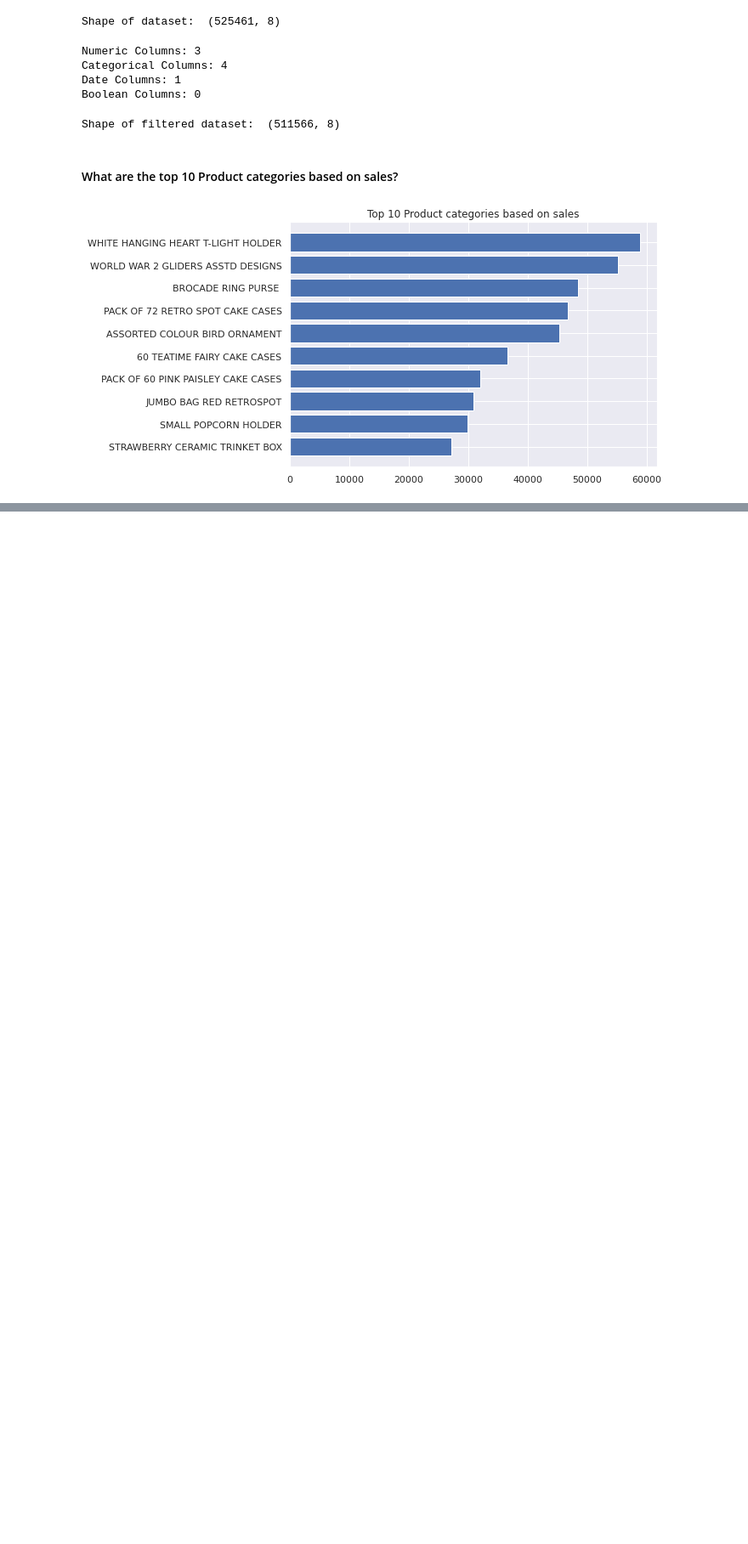
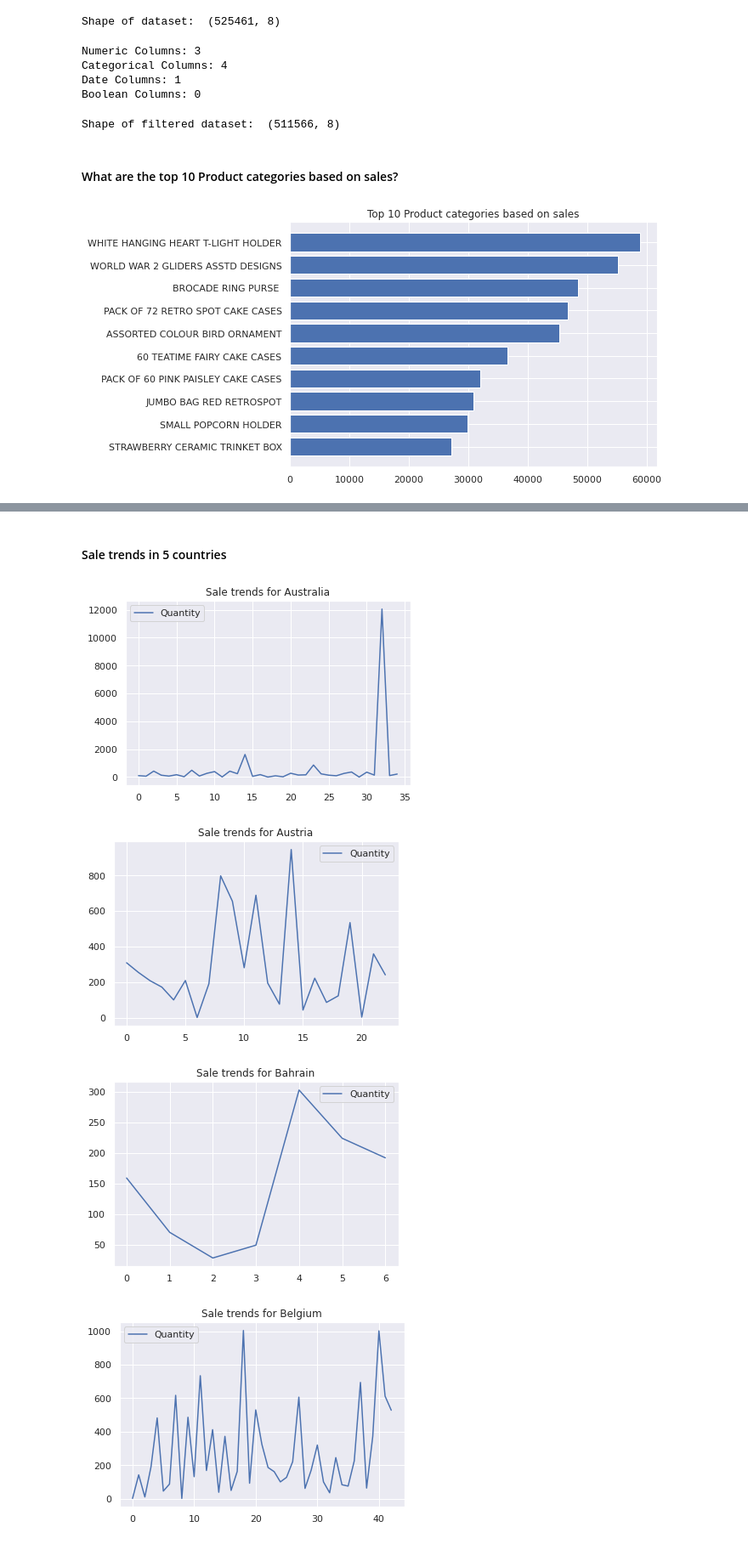
Before and after one commit to alokg1019/DataMining_Team1, a Jupyter notebook: EDA_Retail .ipynb, the cells around one changed output, grey strips where cells are left out. Shown: that part at 85% size. Saved outputs shown, nothing was run; the diff lists cells and outputs as text; code cells hidden in the pictures; blank space fills up the shorter version.

```diff
--- a/EDA_Retail .ipynb
+++ b/EDA_Retail .ipynb
@@ -100,0 +124,8 @@ plt.show()
+# %%
+for i in country_count.Country.unique():
+    temp = country_count[country_count.Country == i]
+    prod = temp.Description[temp.Count == np.max(temp.Count)].values[0]
+    count = np.max(temp.Count)
+    revenue = np.round((np.sum(filtered_retaildata.Revenue[(filtered_retaildata.Description == prod) & (filtered_retaildata.Country == i)])),2)
+    print ("Product with highest sales in {} is {} \n The sales count (in units) is : {} and revenue generated is {} ".format(i,prod,count,revenue))
+    print('-----------------------------------------------------')
@@ -100,0 +172,4 @@ plt.show()
+# %%
+filtered_retaildata['InvoiceDateOnly'] = filtered_retaildata.InvoiceDate.apply(lambda x : x.date() )
+date_sales = filtered_retaildata.groupby(['InvoiceDateOnly']).agg({'Quantity':np.sum}).reset_index()
+date_sales = date_sales.sort_values(['Quantity'],ascending=False)
@@ -100,0 +199,16 @@ plt.show()
+# %% [markdown]
+#### Sale trends in  5 countries
+# %%
+country_sales = filtered_retaildata.groupby(['Country']).agg({'Quantity':np.sum}).reset_index()
+countries = country_sales.head(4).Country.tolist()
+# %%
+for country in countries:
+    country_sales = filtered_retaildata[filtered_retaildata.Country ==country]
+    temp = country_sales.groupby(['InvoiceDateOnly']).agg({'Quantity':np.sum}).reset_index()
+    temp.plot(title=('Sale trends for '+country))
+    plt.show()
+# %% [output]
+[figure, added]
+[figure, added]
+[figure, added]
+[figure, added]
```
Also changed, not shown: parts of 32 cells of this notebook.
